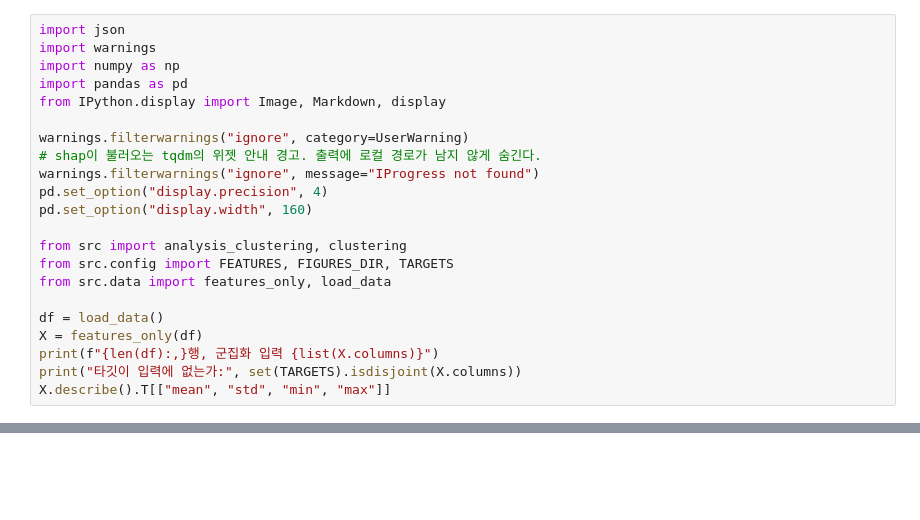
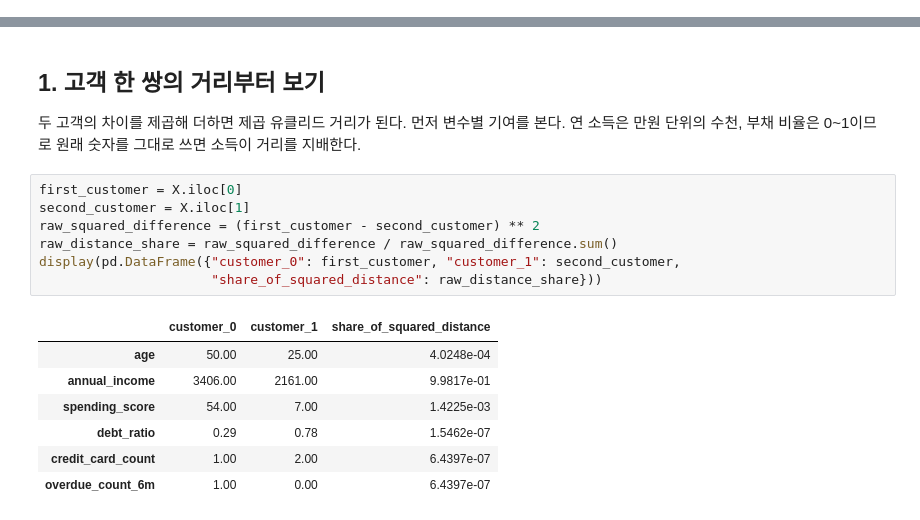
Before and after one commit to feelosophysics/codsaid, a Jupyter notebook: 02_Advanced/A5-2/notebooks/analysis_clustering.ipynb, the cells around one changed output, grey strips where cells are left out. Saved outputs shown, nothing was run; the diff lists cells and outputs as text; blank space fills up the shorter version.

Commit message:
refactor(a5-2): expose clustering and SHAP learning steps

```diff
--- a/02_Advanced/A5-2/notebooks/analysis_clustering.ipynb
+++ b/02_Advanced/A5-2/notebooks/analysis_clustering.ipynb
@@ -8,22 +0,0 @@
-# %%
-import json
-import warnings
-import numpy as np
-import pandas as pd
-from IPython.display import Image, Markdown, display
-
-warnings.filterwarnings("ignore", category=UserWarning)
-# shap이 불러오는 tqdm의 위젯 안내 경고. 출력에 로컬 경로가 남지 않게 숨긴다.
-warnings.filterwarnings("ignore", message="IProgress not found")
-pd.set_option("display.precision", 4)
-pd.set_option("display.width", 160)
-
-from src import analysis_clustering, clustering
-from src.config import FEATURES, FIGURES_DIR, TARGETS
-from src.data import features_only, load_data
-
-df = load_data()
-X = features_only(df)
-print(f"{len(df):,}행, 군집화 입력 {list(X.columns)}")
-print("타깃이 입력에 없는가:", set(TARGETS).isdisjoint(X.columns))
-X.describe().T[["mean", "std", "min", "max"]]
@@ -215,0 +60,19 @@ DBSCAN eps=1.133(k-거리 곡선의 꺾이는 점), min_samples=12
+# %% [markdown]
+## 1. 고객 한 쌍의 거리부터 보기
+
+두 고객의 차이를 제곱해 더하면 제곱 유클리드 거리가 된다. 먼저 변수별 기여를 본다. 연 소득은 만원 단위의 수천, 부채 비율은 0~1이므로 원래 숫자를 그대로 쓰면 소득이 거리를 지배한다.
+# %%
+first_customer = X.iloc[0]
+second_customer = X.iloc[1]
+raw_squared_difference = (first_customer - second_customer) ** 2
+raw_distance_share = raw_squared_difference / raw_squared_difference.sum()
+display(pd.DataFrame({"customer_0": first_customer, "customer_1": second_customer,
+                      "share_of_squared_distance": raw_distance_share}))
+# %% [output]
+|  | customer_0 | customer_1 | share_of_squared_distance |
+| age | 50.00 | 25.00 | 4.0248e-04 |
+| annual_income | 3406.00 | 2161.00 | 9.9817e-01 |
+| spending_score | 54.00 | 7.00 | 1.4225e-03 |
+| debt_ratio | 0.29 | 0.78 | 1.5462e-07 |
+| credit_card_count | 1.00 | 2.00 | 6.4397e-07 |
+| overdue_count_6m | 1.00 | 0.00 | 6.4397e-07 |
```
Also changed, not shown: parts of 41 cells of this notebook, 6 other files.
